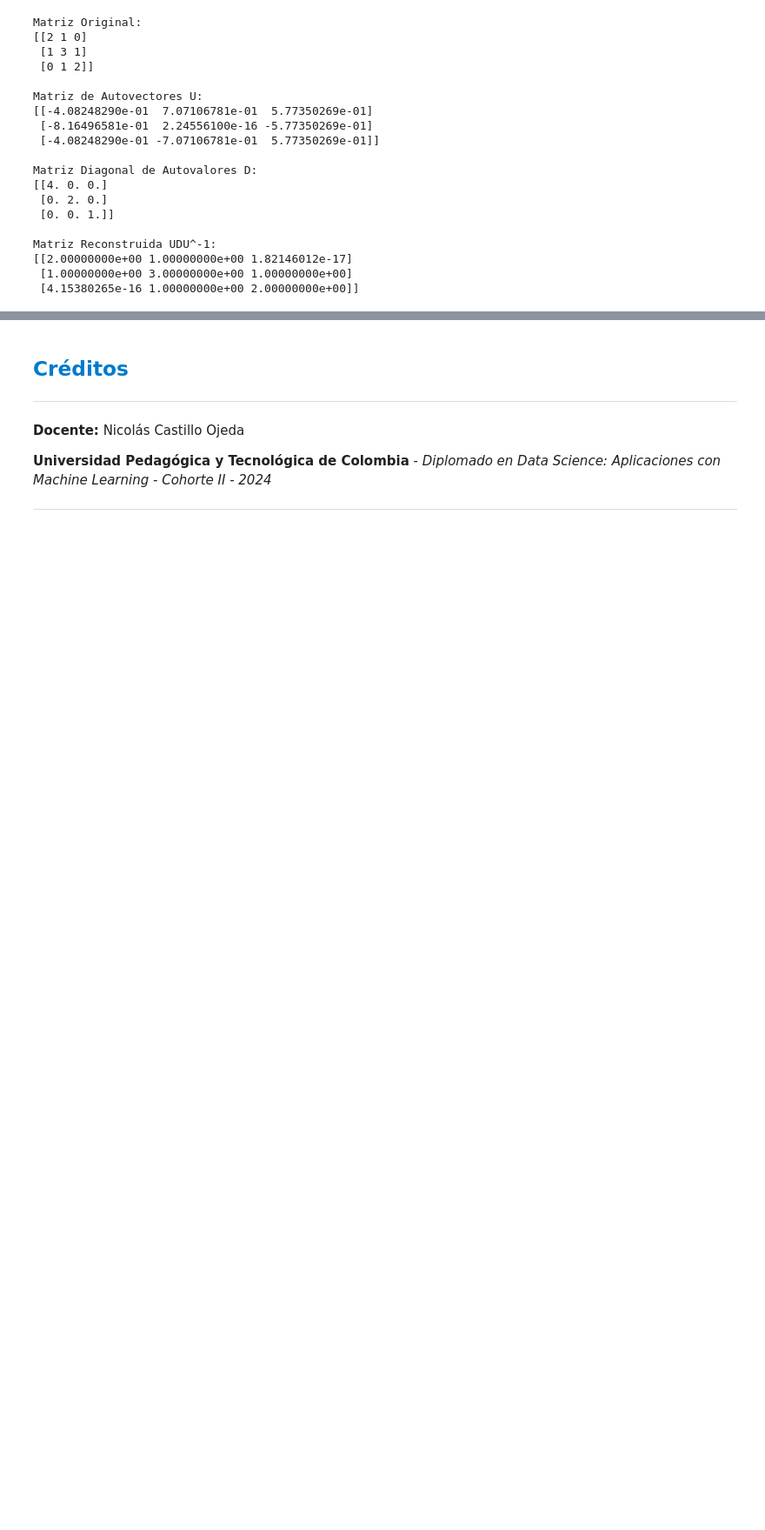
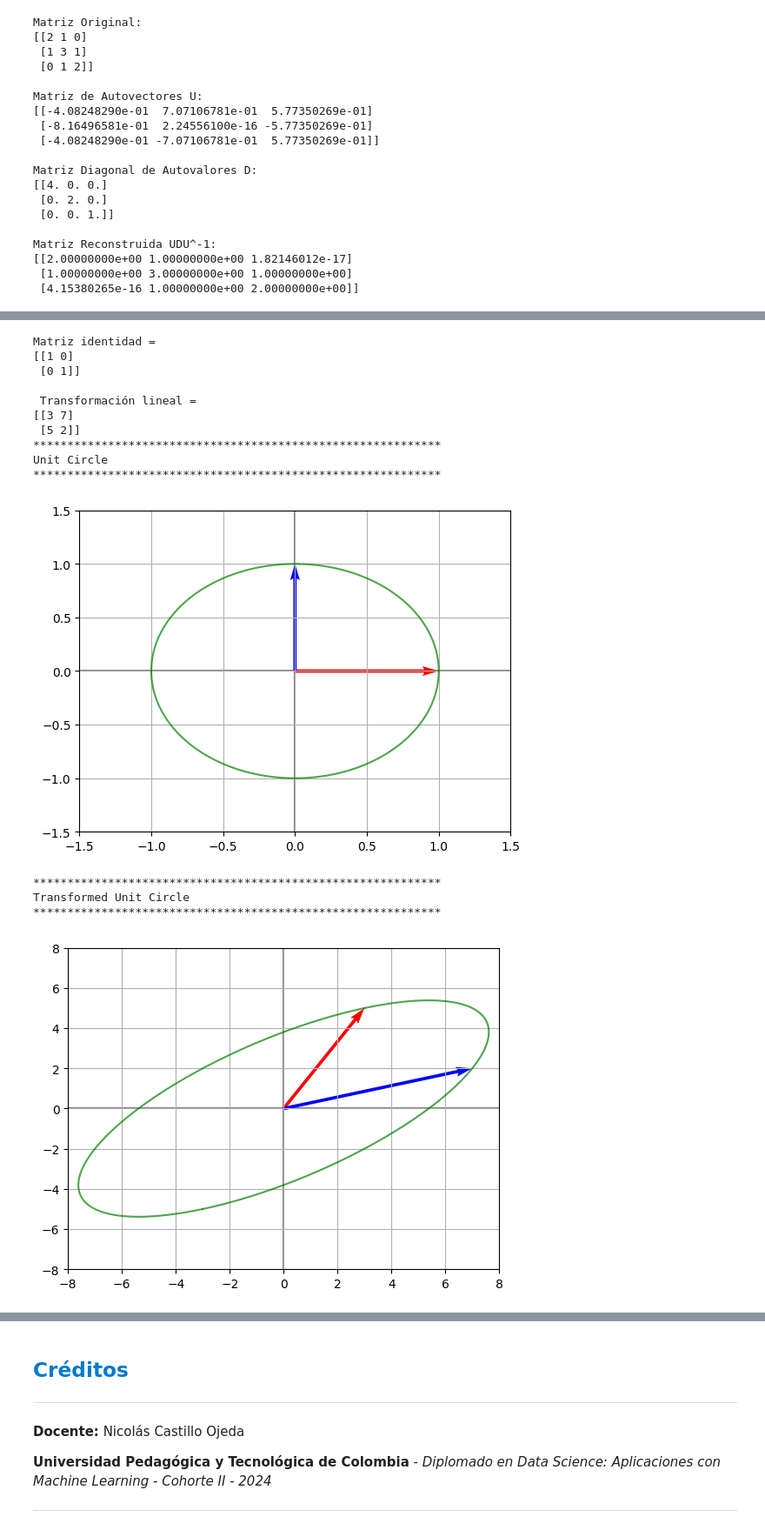
Before and after one commit to AsorKy/UPTC_Diplomado_Ciencia_de_Datos_Cohorte_II_2024, a Jupyter notebook: 1_Matemáticas/1_Algebra_Lineal/cuadernos/Algebra_Lineal.ipynb, the cells around one changed output, grey strips where cells are left out. Shown at 87% size. Drawn from its saved outputs; the diff is of its cells as text; code cells hidden in the pictures; blank space fills up the shorter version.

Commit message:
Curso de algebra lineal finalizado

```diff
--- a/1_Matemáticas/1_Algebra_Lineal/cuadernos/Algebra_Lineal.ipynb
+++ b/1_Matemáticas/1_Algebra_Lineal/cuadernos/Algebra_Lineal.ipynb
@@ -2083,0 +2533,45 @@ Matriz Reconstruida UDU^-1:
+# %%
+# Definimos una matriz en un espacio dos dimensional
+
+A = np.array([[3,7],[5,2]])
+identity = np.array([[1,0],[0,1]])
+print('Matriz identidad = ')
+print(identity)
+print('\n Transformación lineal =')
+print(A)
+
+# Graficamos un circulo unitario para tener un punto de referencia
+
+print('*'*60)
+print('Unit Circle')
+print('*'*60)
+graficarMatriz(identity)
+plt.xlim(-1.5,1.5)
+plt.ylim(-1.5,1.5)
+plt.grid()
+plt.show()
+
+print('*'*60)
+print('Transformed Unit Circle')
+print('*'*60)
+graficarMatriz(A)
+plt.xlim(-8,8)
+plt.ylim(-8,8)
+plt.grid()
+plt.show()
+# %% [output]
+Matriz identidad =
+[[1 0]
+ [0 1]]
+
+ Transformación lineal =
+[[3 7]
+ [5 2]]
+************************************************************
+Unit Circle
+************************************************************
+[figure, added]
+************************************************************
+Transformed Unit Circle
+************************************************************
+[figure, added]
```
Also changed, not shown: parts of 45 cells of this notebook, 2 other files.
